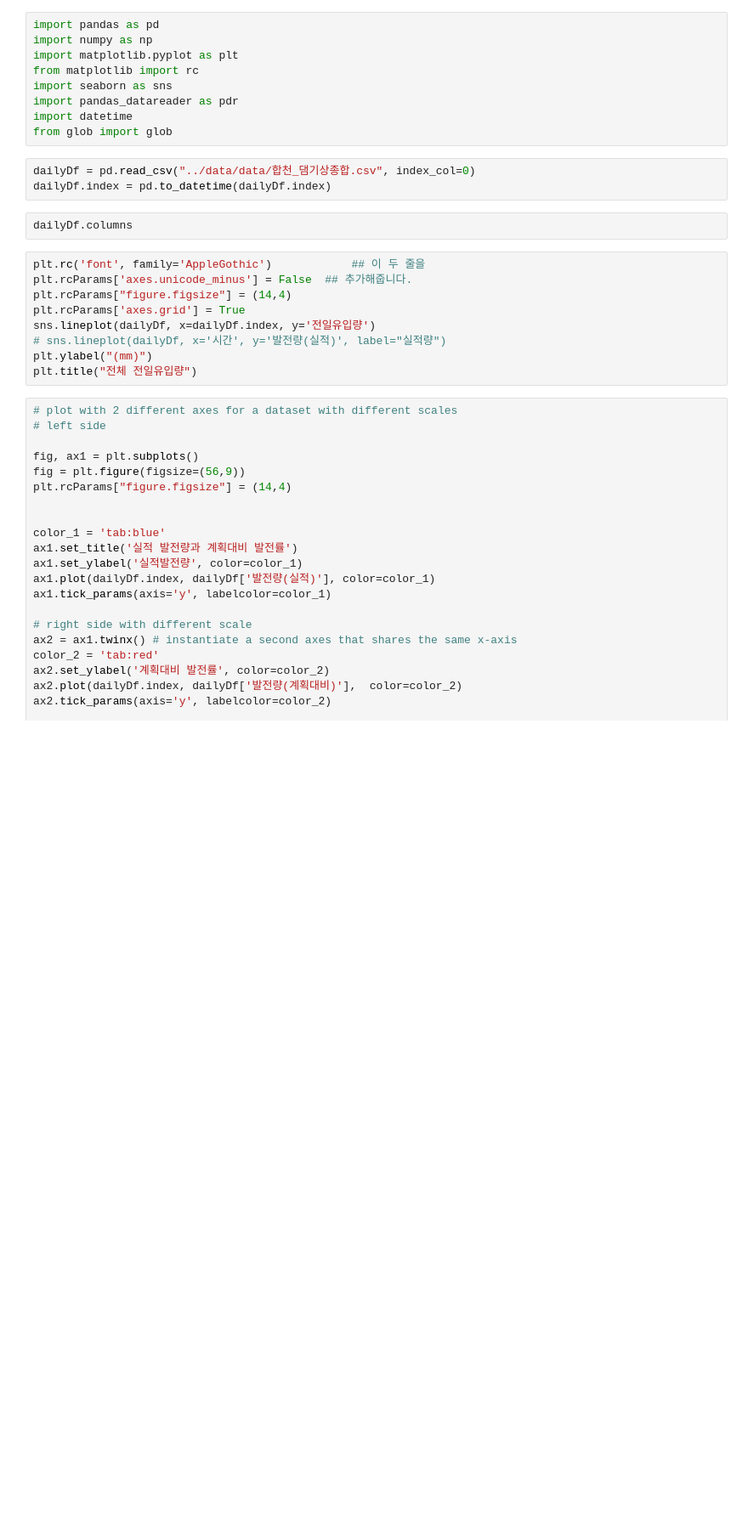
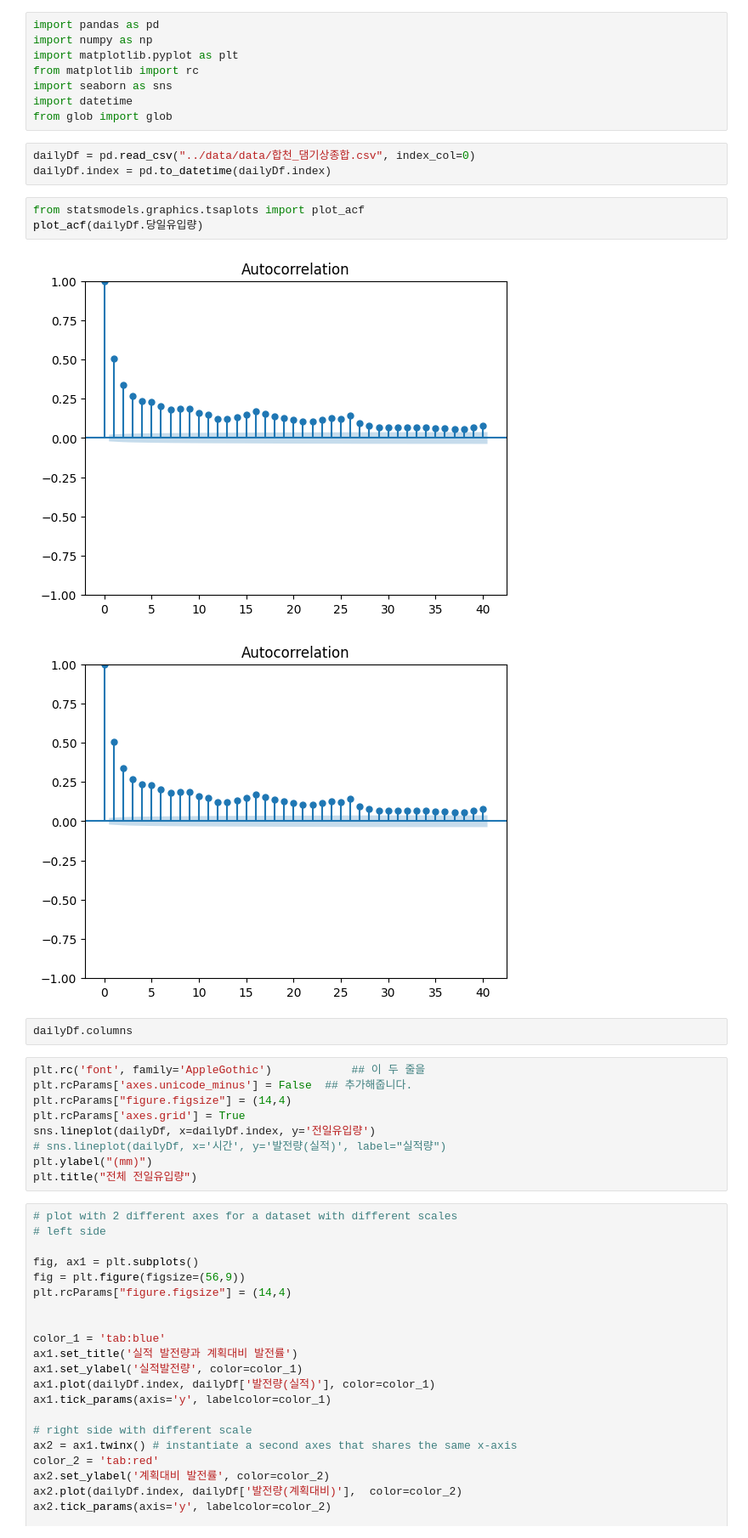
Before and after one commit to tommyjr1/2023-01-DSCapstone-InflowPrediction, a Jupyter notebook: code/eda/댐발전량EDA.ipynb, the cells around one changed output. Shown at 85% size. Cells and saved outputs as stored; diff of their text form; blank space fills up the shorter version.

```diff
--- a/code/eda/댐발전량EDA.ipynb
+++ b/code/eda/댐발전량EDA.ipynb
@@ -4,12 +4,17 @@ import numpy as np
 import matplotlib.pyplot as plt
 from matplotlib import rc
 import seaborn as sns
-import pandas_datareader as pdr
 import datetime
 from glob import glob
 # %%
 dailyDf = pd.read_csv("../data/data/합천_댐기상종합.csv", index_col=0)
 dailyDf.index = pd.to_datetime(dailyDf.index)
+# %%
+from statsmodels.graphics.tsaplots import plot_acf
+plot_acf(dailyDf.당일유입량)
+# %% [output]
+[figure, added]
+[figure, added]
 # %%
 dailyDf.columns
 # %%
```
Also changed, not shown: 2 other files.
